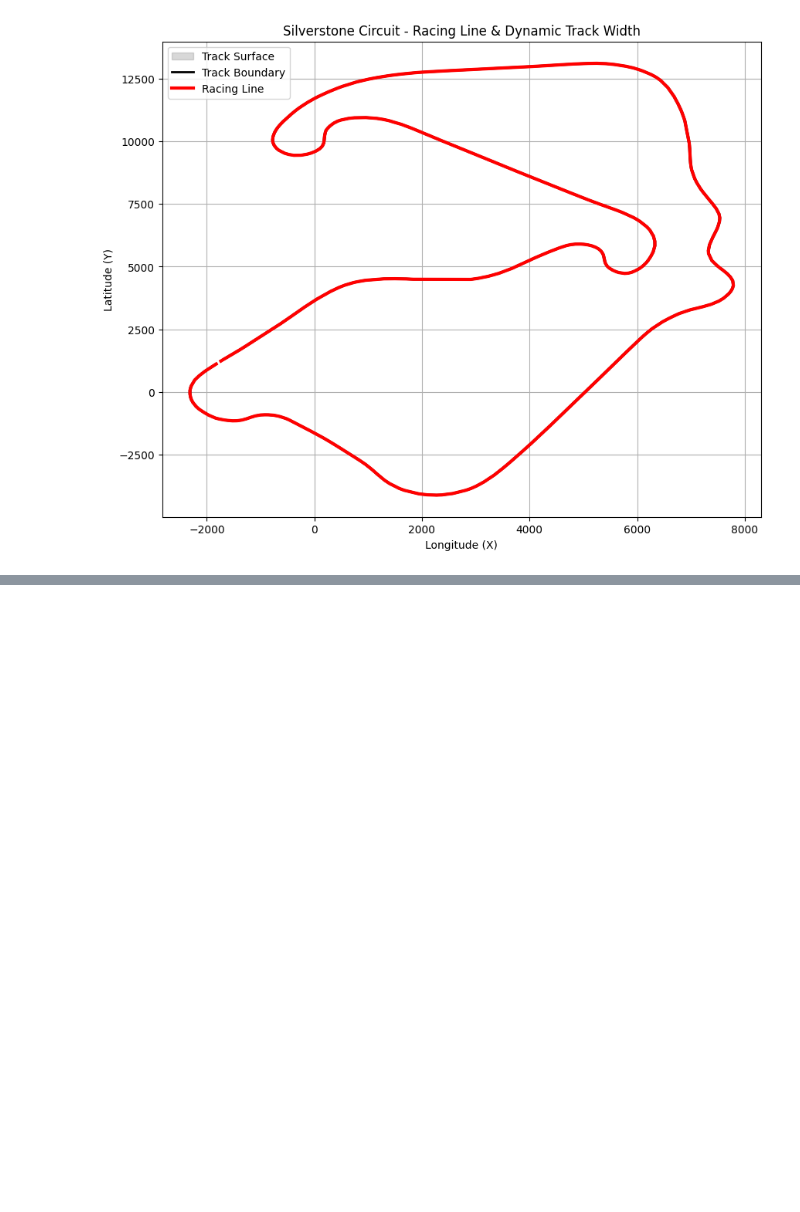
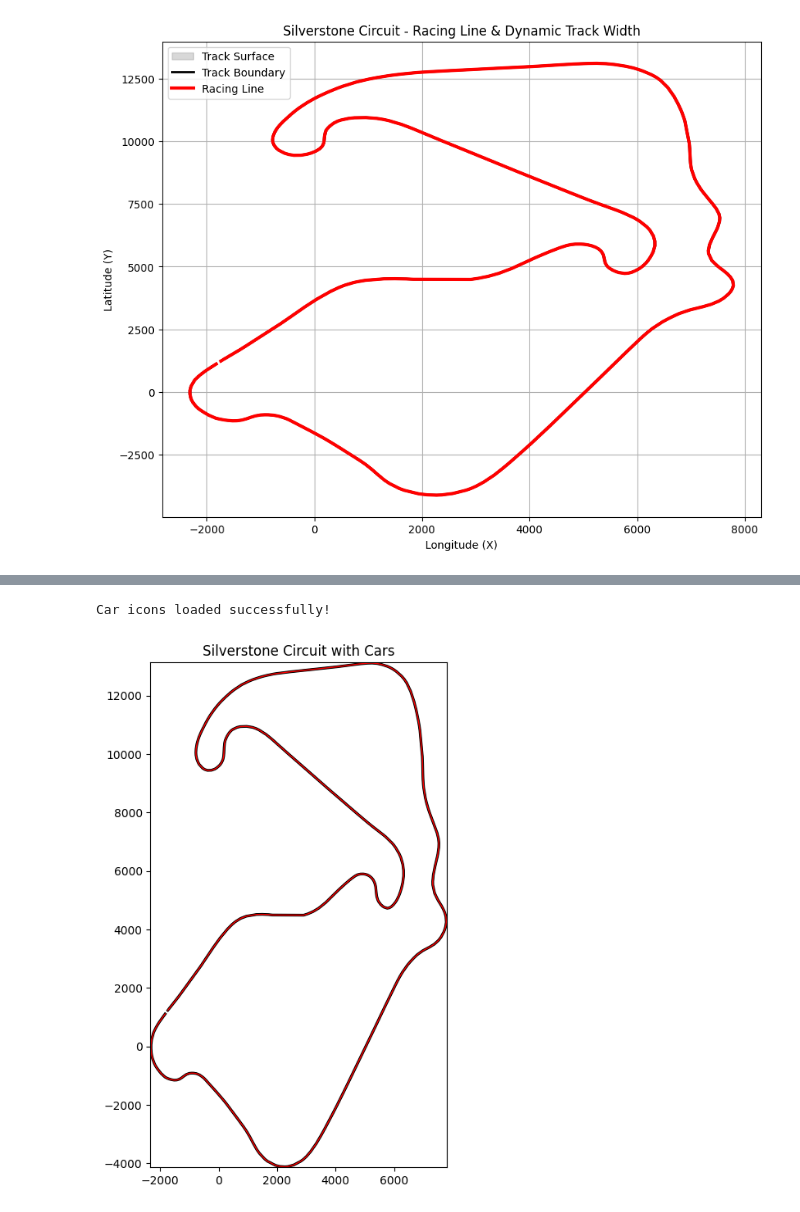
Before and after one commit to matticusrenwood/Declan-is-a-poo, a Jupyter notebook: Untitled10.ipynb, the cells around one changed output, grey strips where cells are left out. Saved outputs shown, nothing was run; the diff lists cells and outputs as text; code cells hidden in the pictures; blank space fills up the shorter version.

```diff
--- a/Untitled10.ipynb
+++ b/Untitled10.ipynb
@@ -243,0 +560,40 @@ plt.show()
+# %%
+import matplotlib.image as mpimg
+
+# Assuming you've already uploaded the files manually to your Colab environment
+skyline_icon_path = "/content/skyline_icon.png"  # Update with the correct path
+evora_icon_path = "/content/lotus_evora_icon.png"  # Update with the correct path
+
+# Load car images
+skyline_icon = mpimg.imread(skyline_icon_path)
+evora_icon = mpimg.imread(evora_icon_path)
+
+print("Car icons loaded successfully!")
+# %% [output]
+Car icons loaded successfully!
+# %%
+# Set up figure
+fig, ax = plt.subplots(figsize=(10, 8))
+
+# Plot track boundaries
+ax.plot(left_boundary_x, left_boundary_y, linestyle='-', color='black', linewidth=2)
+ax.plot(right_boundary_x, right_boundary_y, linestyle='-', color='black', linewidth=2)
+
+# Plot racing line
+ax.plot(racing_line_x, racing_line_y, linestyle='-', color='red', linewidth=1)
+
+# Set axis limits
+ax.set_xlim(min(racing_line_x) - 20, max(racing_line_x) + 20)
+ax.set_ylim(min(racing_line_y) - 20, max(racing_line_y) + 20)
+
+# Place car icons at the start of the racing line
+skyline_x, skyline_y = racing_line_x[0], racing_line_y[0]
+evora_x, evora_y = racing_line_x[10], racing_line_y[10]
+
+ax.imshow(skyline_icon, extent=[skyline_x - 10, skyline_x + 10, skyline_y - 10, skyline_y + 10], zorder=3)
+ax.imshow(evora_icon, extent=[evora_x - 10, evora_x + 10, evora_y - 10, evora_y + 10], zorder=3)
+
+plt.title("Silverstone Circuit with Cars")
+plt.show()
+# %% [output]
+[figure, added]
```
Also changed, not shown: parts of 17 cells of this notebook.
